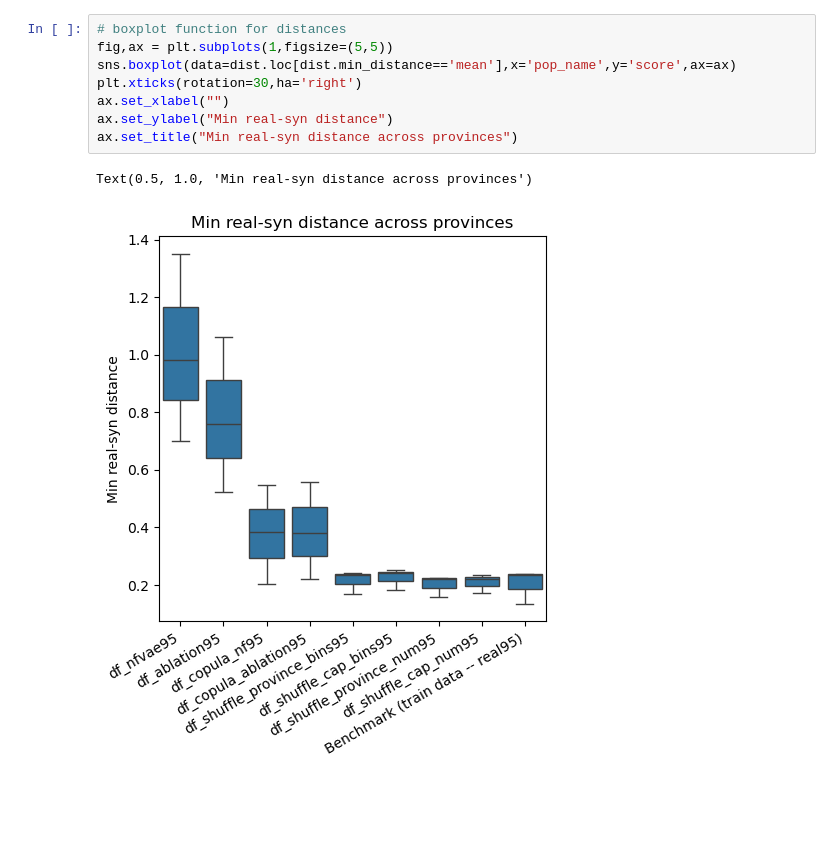
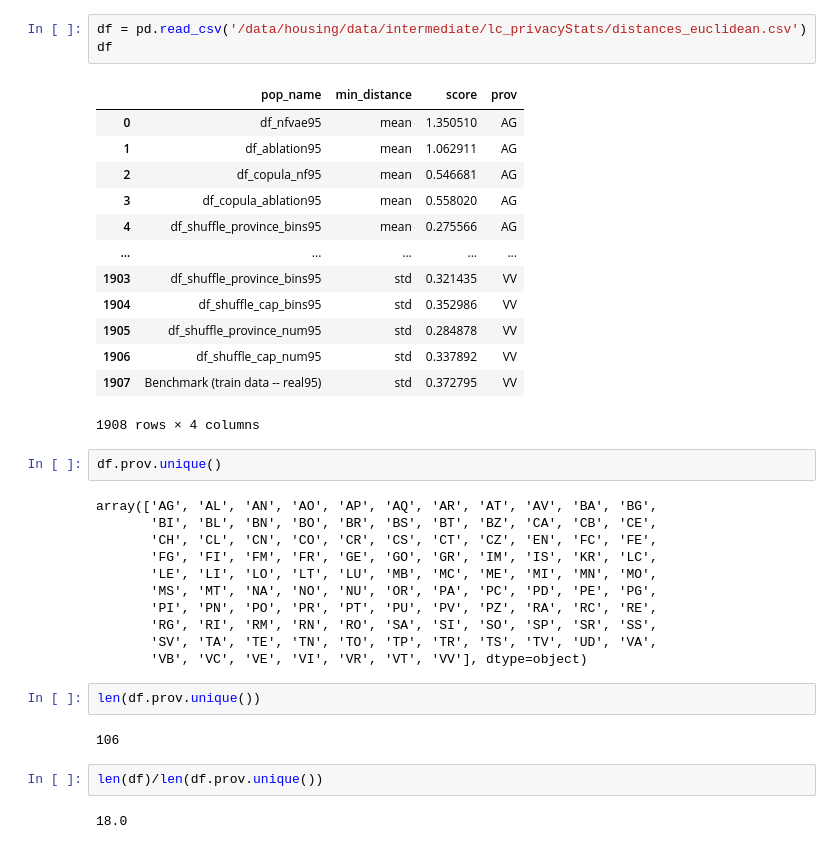
Before and after one commit to jaclenti/NFVAE-population-synthesis, a Jupyter notebook: notebooks/lc_prova_ew_pops.ipynb, the cells around one changed output. Saved outputs shown, nothing was run; the diff lists cells and outputs as text; blank space fills up the shorter version.

Commit message:
further privacy

```diff
--- a/notebooks/lc_prova_ew_pops.ipynb
+++ b/notebooks/lc_prova_ew_pops.ipynb
@@ -480,11 +450,38 @@ dist
-# %%
-# boxplot function for distances
-fig,ax = plt.subplots(1,figsize=(5,5))
-sns.boxplot(data=dist.loc[dist.min_distance=='mean'],x='pop_name',y='score',ax=ax)
-plt.xticks(rotation=30,ha='right')
-ax.set_xlabel("")
-ax.set_ylabel("Min real-syn distance")
-ax.set_title("Min real-syn distance across provinces")
-# %% [output]
-Text(0.5, 1.0, 'Min real-syn distance across provinces')
-[figure, removed]
+# %%
+df = pd.read_csv('/data/housing/data/intermediate/lc_privacyStats/distances_euclidean.csv')
+df
+# %% [output]
+|  | pop_name | min_distance | score | prov |
+| 0 | df_nfvae95 | mean | 1.350510 | AG |
+| 1 | df_ablation95 | mean | 1.062911 | AG |
+| 2 | df_copula_nf95 | mean | 0.546681 | AG |
+| 3 | df_copula_ablation95 | mean | 0.558020 | AG |
+| 4 | df_shuffle_province_bins95 | mean | 0.275566 | AG |
+| ... | ... | ... | ... | ... |
+| 1903 | df_shuffle_province_bins95 | std | 0.321435 | VV |
+| 1904 | df_shuffle_cap_bins95 | std | 0.352986 | VV |
+| 1905 | df_shuffle_province_num95 | std | 0.284878 | VV |
+| 1906 | df_shuffle_cap_num95 | std | 0.337892 | VV |
+| 1907 | Benchmark (train data -- real95) | std | 0.372795 | VV |
+1908 rows × 4 columns
+# %%
+df.prov.unique()
+# %% [output]
+array(['AG', 'AL', 'AN', 'AO', 'AP', 'AQ', 'AR', 'AT', 'AV', 'BA', 'BG',
+       'BI', 'BL', 'BN', 'BO', 'BR', 'BS', 'BT', 'BZ', 'CA', 'CB', 'CE',
+       'CH', 'CL', 'CN', 'CO', 'CR', 'CS', 'CT', 'CZ', 'EN', 'FC', 'FE',
+       'FG', 'FI', 'FM', 'FR', 'GE', 'GO', 'GR', 'IM', 'IS', 'KR', 'LC',
+       'LE', 'LI', 'LO', 'LT', 'LU', 'MB', 'MC', 'ME', 'MI', 'MN', 'MO',
+       'MS', 'MT', 'NA', 'NO', 'NU', 'OR', 'PA', 'PC', 'PD', 'PE', 'PG',
+       'PI', 'PN', 'PO', 'PR', 'PT', 'PU', 'PV', 'PZ', 'RA', 'RC', 'RE',
+       'RG', 'RI', 'RM', 'RN', 'RO', 'SA', 'SI', 'SO', 'SP', 'SR', 'SS',
+       'SV', 'TA', 'TE', 'TN', 'TO', 'TP', 'TR', 'TS', 'TV', 'UD', 'VA',
+       'VB', 'VC', 'VE', 'VI', 'VR', 'VT', 'VV'], dtype=object)
+# %%
+len(df.prov.unique())
+# %% [output]
+106
+# %%
+len(df)/len(df.prov.unique())
+# %% [output]
+18.0
```
Also changed, not shown: parts of 4 cells of this notebook, 5 other files.
